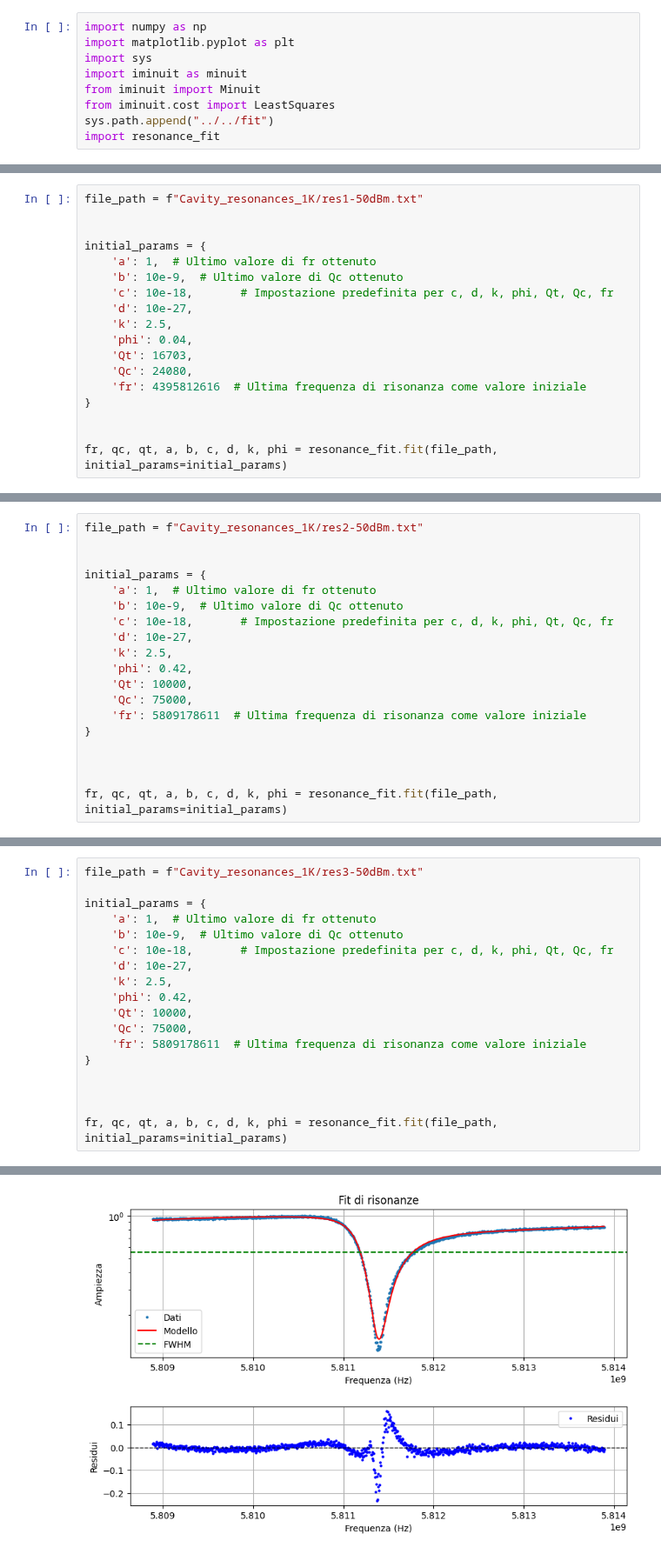
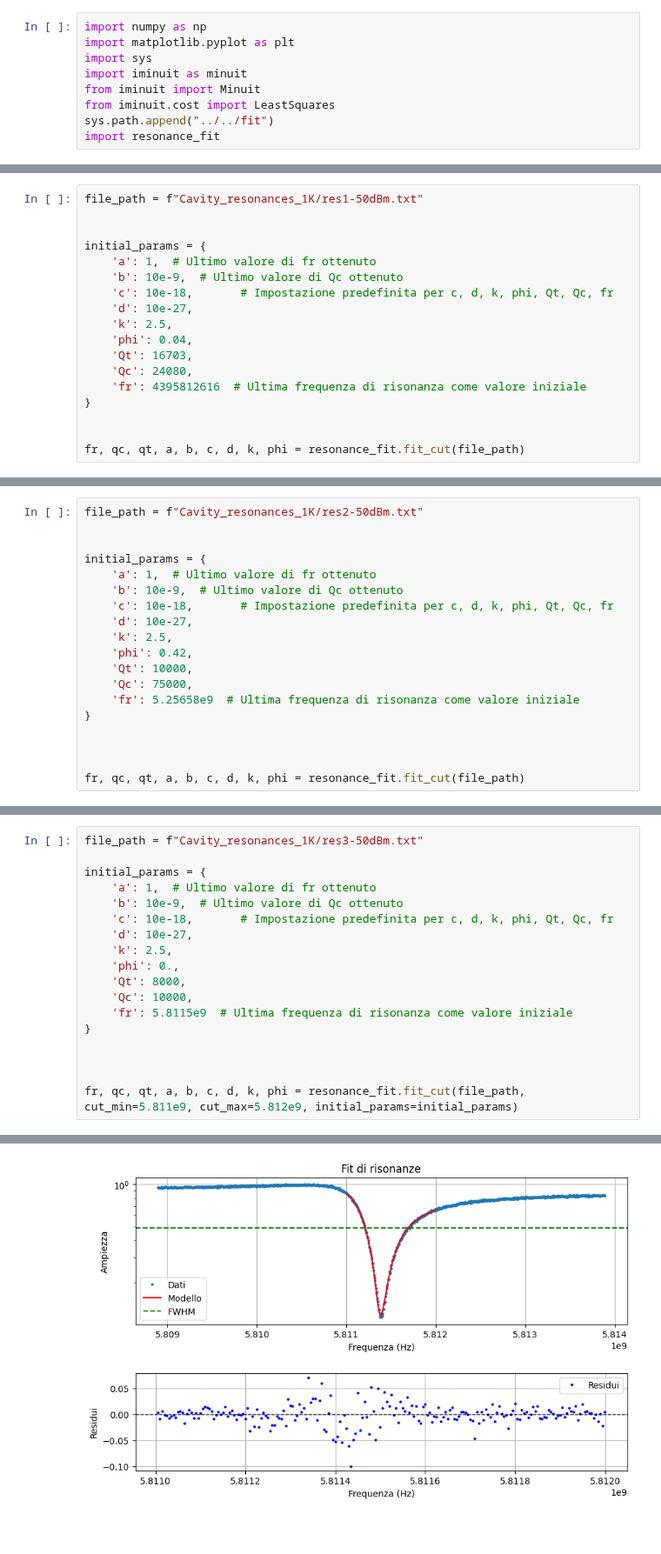
Before and after one commit to biqute/QTLab2425, a Jupyter notebook: 2Dqubit/presa_dati/Fit_1K/fit_1K.ipynb, the cells around one changed output, grey strips where cells are left out. Shown at 87% size. Drawn from its saved outputs; the diff is of its cells as text; blank space fills up the shorter version.

```diff
--- a/2Dqubit/presa_dati/Fit_1K/fit_1K.ipynb
+++ b/2Dqubit/presa_dati/Fit_1K/fit_1K.ipynb
@@ -28,6 +26,6 @@ initial_params = {
 }
 
 
-fr, qc, qt, a, b, c, d, k, phi = resonance_fit.fit(file_path, initial_params=initial_params)
+fr, qc, qt, a, b, c, d, k, phi = resonance_fit.fit_cut(file_path)
 # %% [output]
 Successo del fit: True
@@ -57,11 +55,11 @@ initial_params = {
     'phi': 0.42,
     'Qt': 10000,
     'Qc': 75000,
-    'fr': 5809178611  # Ultima frequenza di risonanza come valore iniziale
+    'fr': 5.25658e9  # Ultima frequenza di risonanza come valore iniziale
 }
 
 
 
-fr, qc, qt, a, b, c, d, k, phi = resonance_fit.fit(file_path, initial_params=initial_params)
+fr, qc, qt, a, b, c, d, k, phi = resonance_fit.fit_cut(file_path)
 # %% [output]
 Successo del fit: True
@@ -87,14 +85,14 @@ initial_params = {
     'c': 10e-18,       # Impostazione predefinita per c, d, k, phi, Qt, Qc, fr
     'd': 10e-27,
     'k': 2.5,
-    'phi': 0.42,
-    'Qt': 10000,
-    'Qc': 75000,
-    'fr': 5809178611  # Ultima frequenza di risonanza come valore iniziale
+    'phi': 0.,
+    'Qt': 8000,
+    'Qc': 10000,
+    'fr': 5.8115e9  # Ultima frequenza di risonanza come valore iniziale
 }
 
 
 
-fr, qc, qt, a, b, c, d, k, phi = resonance_fit.fit(file_path, initial_params=initial_params)
+fr, qc, qt, a, b, c, d, k, phi = resonance_fit.fit_cut(file_path, cut_min=5.811e9, cut_max=5.812e9, initial_params=initial_params)
 # %% [output]
 Successo del fit: False
@@ -111,2 +109,2 @@ fr = 5811329601.939 +/- 0.806
-[figure, old version]
+[figure, new version]
 # %% [markdown]
```
Also changed, not shown: parts of 9 cells of this notebook.
